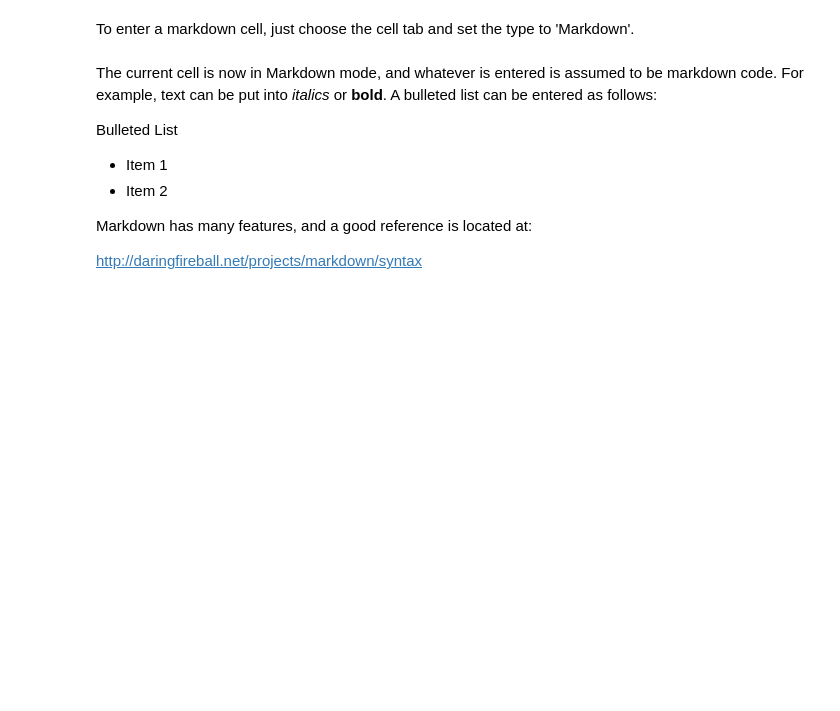
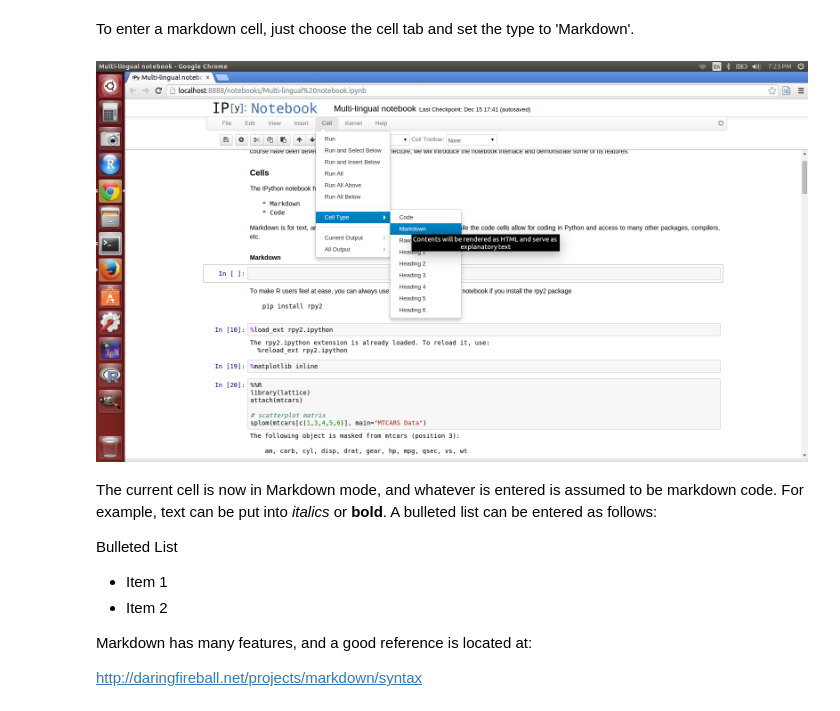
Before and after one commit to cliburn/sta-663-2015, a Jupyter notebook: Lectures/Topic01_Python_and_IPython/IPythonNotebookIntroduction.ipynb, the cells around one changed output. Drawn from its saved outputs; the diff is of its cells as text; code cells hidden in the pictures; blank space fills up the shorter version.

```diff
--- a/Lectures/Topic01_Python_and_IPython/IPythonNotebookIntroduction.ipynb
+++ b/Lectures/Topic01_Python_and_IPython/IPythonNotebookIntroduction.ipynb
@@ -19,3 +21,8 @@ To enter a markdown cell, just choose the cell tab and set the type to 'Markdown
+# %%
+
+Image(filename='screenshot.png')
+# %% [output]
+[figure, added]
 # %% [markdown]
 The current cell is now in Markdown mode, and whatever is entered is assumed to be markdown code. For example, text can be put into *italics* or **bold**.  A bulleted list can be entered as follows:
 
```
Also changed, not shown: parts of 6 cells of this notebook.
